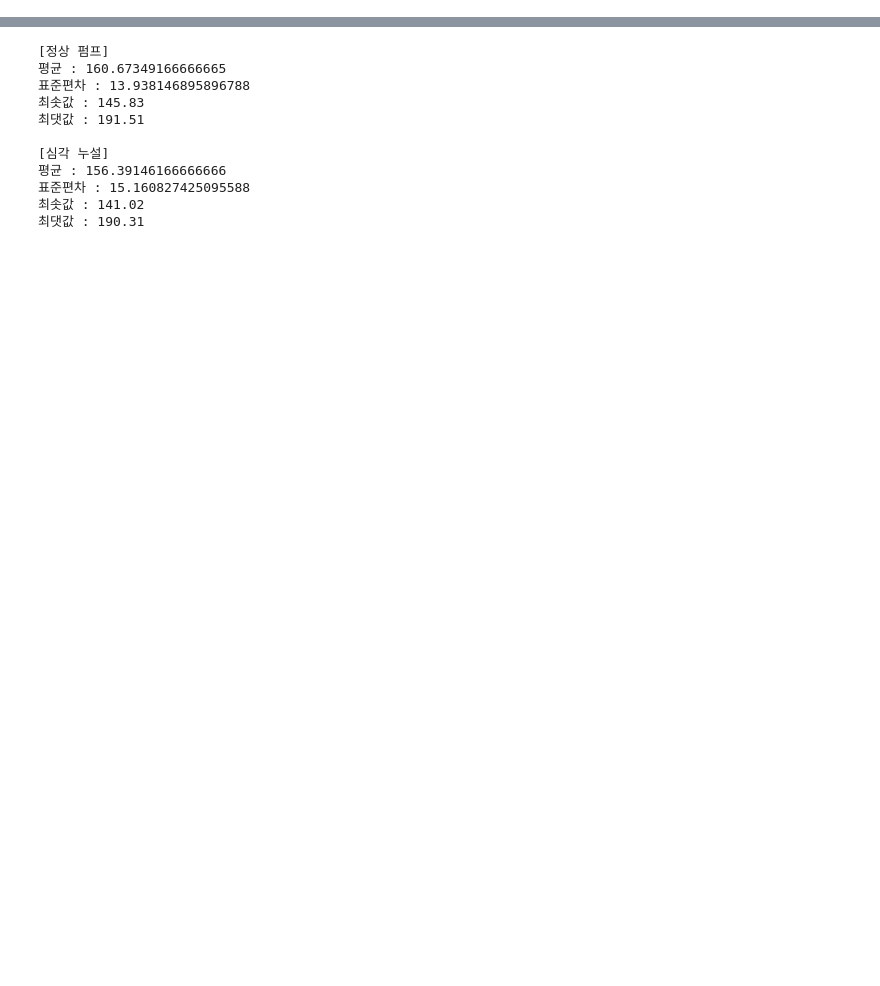
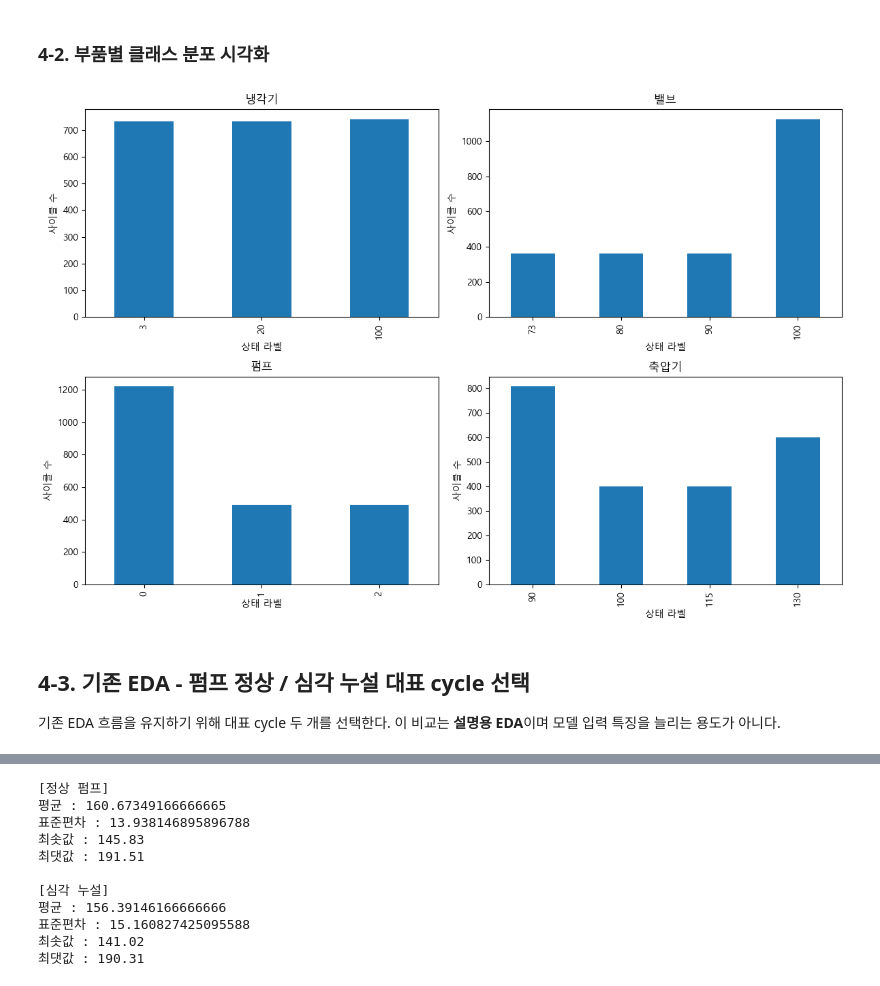
Before and after one commit to yuudong123/ai-first-project, a Jupyter notebook: notebooks/01_data_analysis.ipynb, the cells around one changed output, grey strips where cells are left out. Cells and saved outputs as stored; diff of their text form; code cells hidden in the pictures; blank space fills up the shorter version.

```diff
--- a/notebooks/01_data_analysis.ipynb
+++ b/notebooks/01_data_analysis.ipynb
@@ -1199,0 +422,18 @@ plt.show()
+# %%
+label_names = {
+    "cooler": "냉각기",
+    "valve": "밸브",
+    "pump": "펌프",
+    "accumulator": "축압기"
+}
+
+for component in component_order:
+    print(
+        f"\n[{label_names[component]}]"
+    )
+
+    print(
+        profile[component]
+        .value_counts()
+        .sort_index()
+    )
@@ -1199,0 +458,47 @@ plt.show()
+# %% [markdown]
+### 4-2. 부품별 클래스 분포 시각화
+# %%
+fig, axes = plt.subplots(
+    2,
+    2,
+    figsize=(12, 8)
+)
+
+axes = axes.ravel()
+
+for ax, component in zip(
+    axes,
+    component_order
+):
+    counts = (
+        profile[component]
+        .value_counts()
+        .sort_index()
+    )
+
+    counts.plot(
+        kind="bar",
+        ax=ax
+    )
+
+    ax.set_title(
+        label_names[component]
+    )
+
+    ax.set_xlabel(
+        "상태 라벨"
+    )
+
+    ax.set_ylabel(
+        "사이클 수"
+    )
+
+plt.tight_layout()
+plt.show()
+# %% [output]
+[figure, added]
+# %% [markdown]
+## 4-3. 기존 EDA - 펌프 정상 / 심각 누설 대표 cycle 선택
+
+기존 EDA 흐름을 유지하기 위해 대표 cycle 두 개를 선택한다.
+이 비교는 **설명용 EDA**이며 모델 입력 특징을 늘리는 용도가 아니다.
```
Also changed, not shown: parts of 239 cells of this notebook, 15 other files.
